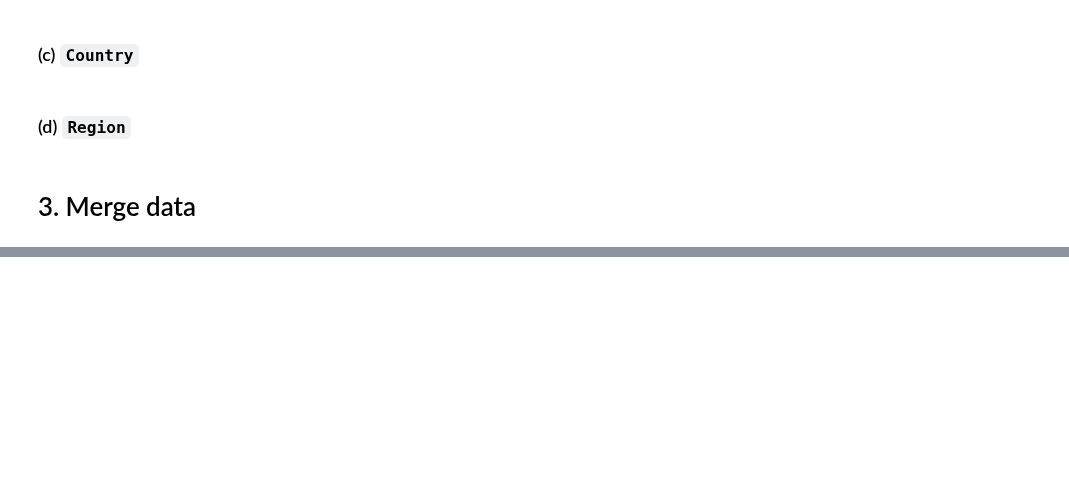
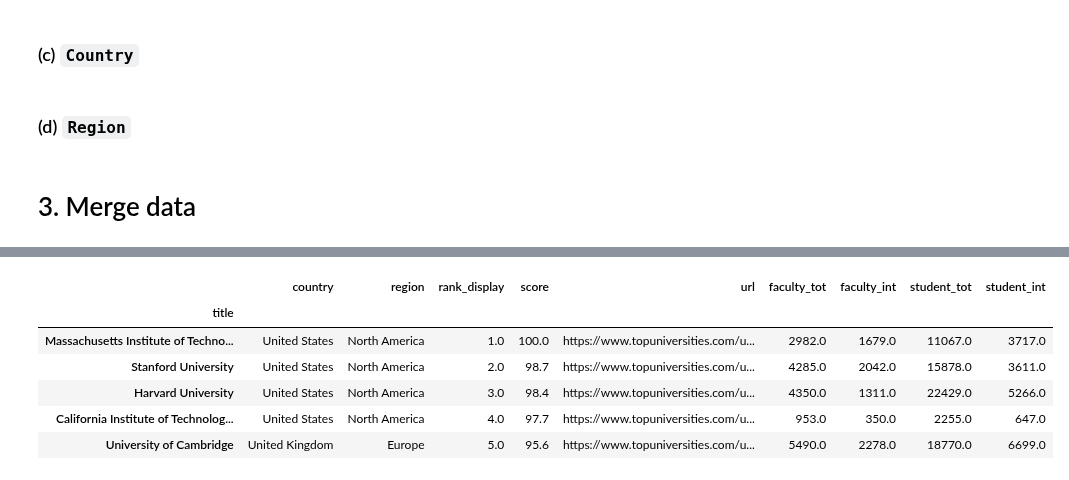
Before and after one commit to AdaTeamElec/ADA2017-Homeworks, a Jupyter notebook: 02 - Data from the Web/Homework 2.ipynb, the cells around one changed output, grey strips where cells are left out. Drawn from its saved outputs; the diff is of its cells as text; code cells hidden in the pictures; blank space fills up the shorter version.

```diff
--- a/02 - Data from the Web/Homework 2.ipynb
+++ b/02 - Data from the Web/Homework 2.ipynb
@@ -247,0 +262,10 @@ the_df
+# %%
+top_uni_df.head()
+# %% [output]
+|  | country | region | rank_display | score | url | faculty_tot | faculty_int | student_tot | student_int |
+| title |  |  |  |  |  |  |  |  |  |
+| Massachusetts Institute of Techno... | United States | North America | 1.0 | 100.0 | https://www.topuniversities.com/u... | 2982.0 | 1679.0 | 11067.0 | 3717.0 |
+| Stanford University | United States | North America | 2.0 | 98.7 | https://www.topuniversities.com/u... | 4285.0 | 2042.0 | 15878.0 | 3611.0 |
+| Harvard University | United States | North America | 3.0 | 98.4 | https://www.topuniversities.com/u... | 4350.0 | 1311.0 | 22429.0 | 5266.0 |
+| California Institute of Technolog... | United States | North America | 4.0 | 97.7 | https://www.topuniversities.com/u... | 953.0 | 350.0 | 2255.0 | 647.0 |
+| University of Cambridge | United Kingdom | Europe | 5.0 | 95.6 | https://www.topuniversities.com/u... | 5490.0 | 2278.0 | 18770.0 | 6699.0 |
```
Also changed, not shown: parts of 5 cells of this notebook.
